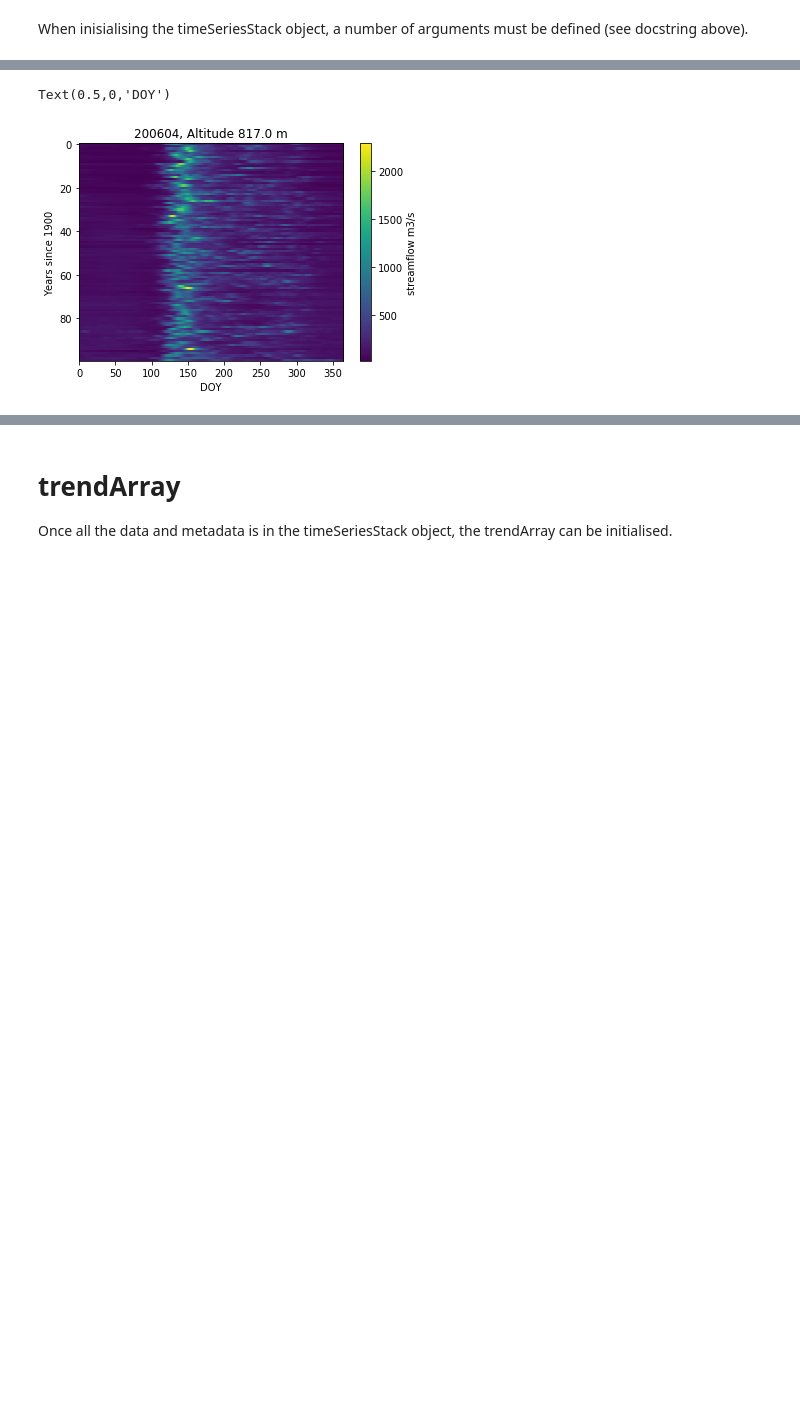
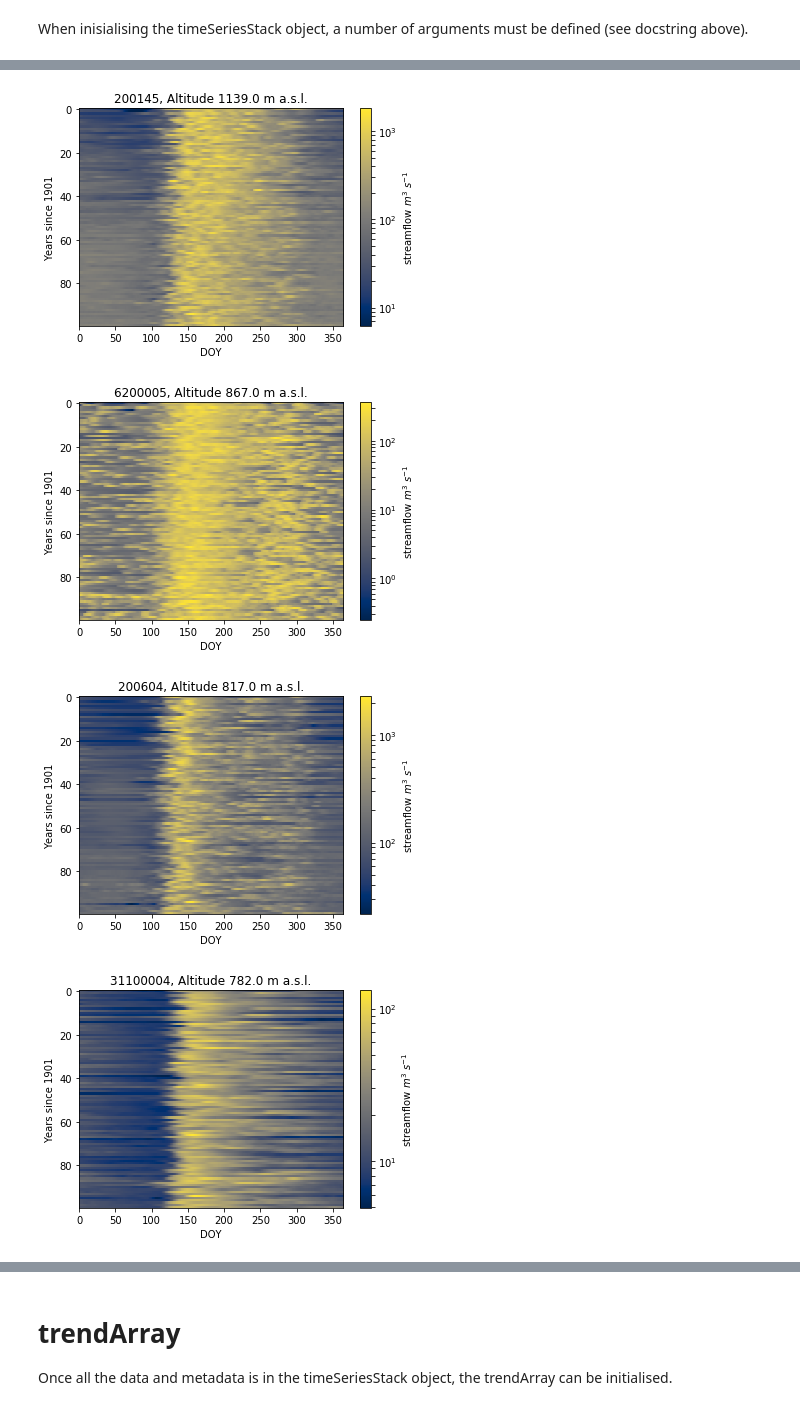
Before and after one commit to skalevag/hydroTrends, a Jupyter notebook: demo.ipynb, the cells around one changed output, grey strips where cells are left out. Cells and saved outputs as stored; diff of their text form; code cells hidden in the pictures; blank space fills up the shorter version.

```diff
--- a/demo.ipynb
+++ b/demo.ipynb
@@ -120,11 +165,7 @@ ts.quickplot()
-# %%
-i = 2
-
-plt.imshow(ts.array[:,:,i].T,aspect=3)
-plt.colorbar(label=f"{ts.variable} {ts.unit}")
-plt.title(f"{ts.IDs[i]}, {ts.sortedBy.capitalize()} {ts.sortAttributeValues[i]} m")
-plt.ylabel("Years since 1900")
-plt.xlabel("DOY")
-# %% [output]
-Text(0.5,0,'DOY')
-[figure, removed]
+# %%
+ts.rasterHydrograph()
+# %% [output]
+[figure, added]
+[figure, added]
+[figure, added]
+[figure, added]
```
Also changed, not shown: parts of 28 cells of this notebook, 3 other files.
